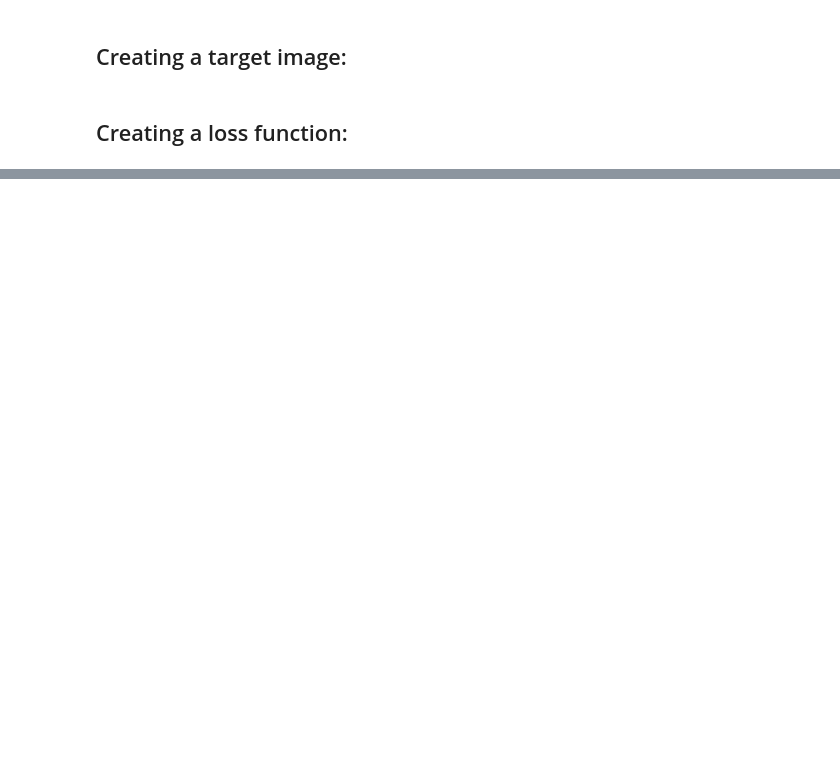
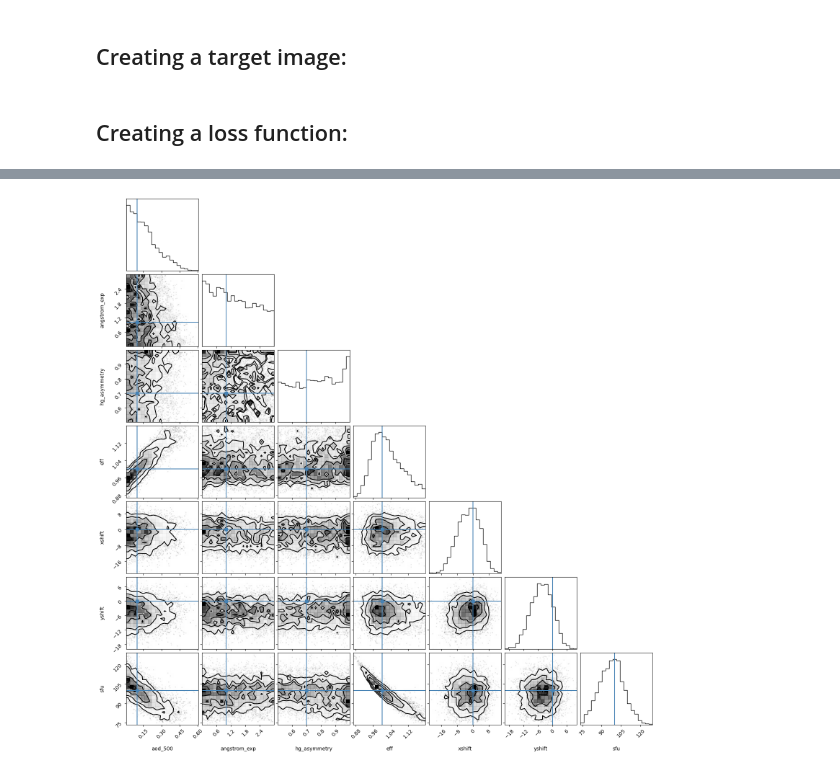
Before and after one commit to GerritRo/nyx, a Jupyter notebook: examples/lmfit.ipynb, the cells around one changed output, grey strips where cells are left out. Cells and saved outputs as stored; diff of their text form; code cells hidden in the pictures; blank space fills up the shorter version.

```diff
--- a/examples/lmfit.ipynb
+++ b/examples/lmfit.ipynb
@@ -138,0 +117,41 @@ WARNING:root:Pandas support in corner is deprecated; use ArviZ directly
+# %%
+import numpy as np
+import jax.numpy as jnp
+
+# define bounds (min, max)
+bounds = np.array([
+    [0.01, 2.0],     # aod
+    [0.0, 3.0],      # angstrom
+    [0.5, 1.0],      # hg_asym
+    [0.6, 1.2],      # eff
+    [-400, 400],     # xshift
+    [-400, 400],     # yshift
+    [60, 250],       # sfu
+])
+
+def log_prob(p):
+    # Check bounds: if any parameter is outside its interval → -inf
+    if np.any(p < bounds[:, 0]) or np.any(p > bounds[:, 1]):
+        return -np.inf
+
+    # Convert to JAX array and apply scaling
+    params = jnp.array((p[0], p[1], p[2], p[3], p[4]*arcs, p[5]*arcs, p[6]))
+
+    return loss_fn(params)
+# %%
+import emcee
+
+ndim = len(initial_params)
+nwalkers = 32
+p0 = initial_params + np.random.rand(nwalkers, ndim)*1e-1
+labels = ['aod_500', 'angstrom_exp', 'hg_asymmetry', 'eff', 'xshift', 'yshift', 'sfu']
+
+sampler = emcee.EnsembleSampler(nwalkers, ndim, log_prob)
+# %%
+state = sampler.run_mcmc(p0, 3000, progress=True)
+flat_samples = sampler.get_chain(discard=500, thin=15, flat=True)
+# %%
+import corner
+fig = corner.corner(flat_samples, labels=labels, truths=np.array(initial_params))
+# %% [output]
+[figure, added]
```
Also changed, not shown: parts of 7 cells of this notebook, 7 other files.
